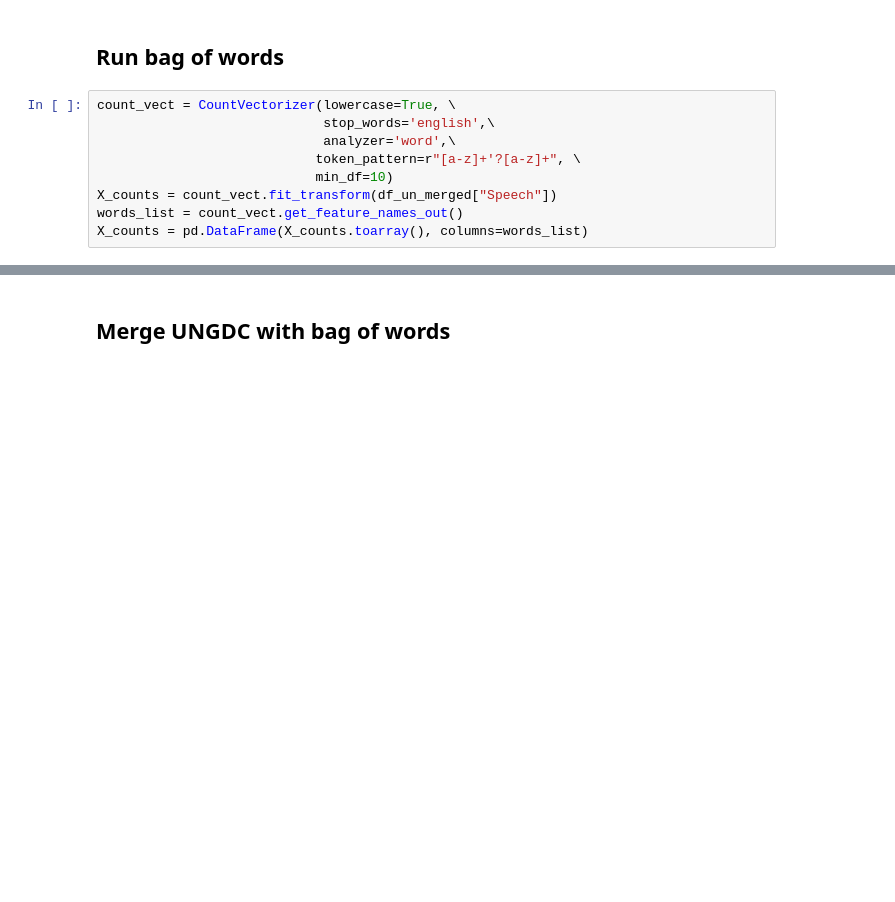
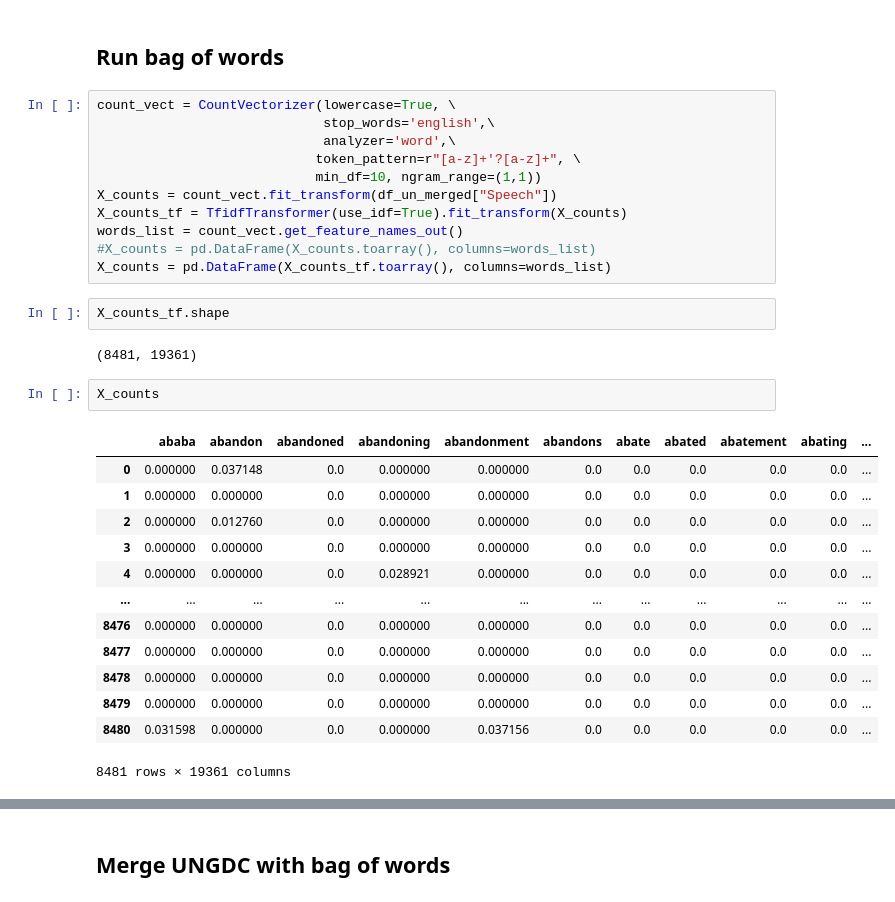
Before and after one commit to wolfbrr/FDS-2022, a Jupyter notebook: assignment-1/assignment-1.ipynb, the cells around one changed output, grey strips where cells are left out. Cells and saved outputs as stored; diff of their text form; blank space fills up the shorter version.

```diff
--- a/assignment-1/assignment-1.ipynb
+++ b/assignment-1/assignment-1.ipynb
@@ -35,7 +35,29 @@ count_vect = CountVectorizer(lowercase=True, \
                              stop_words='english',\
                              analyzer='word',\
                             token_pattern=r"[a-z]+'?[a-z]+", \
-                            min_df=10)
+                            min_df=10, ngram_range=(1,1))
 X_counts = count_vect.fit_transform(df_un_merged["Speech"])
+X_counts_tf = TfidfTransformer(use_idf=True).fit_transform(X_counts)
 words_list = count_vect.get_feature_names_out()
-X_counts = pd.DataFrame(X_counts.toarray(), columns=words_list)
+#X_counts = pd.DataFrame(X_counts.toarray(), columns=words_list)
+X_counts = pd.DataFrame(X_counts_tf.toarray(), columns=words_list)
+# %%
+X_counts_tf.shape
+# %% [output]
+(8481, 19361)
+# %%
+X_counts
+# %% [output]
+|  | ababa | abandon | abandoned | abandoning | abandonment | abandons | abate | abated | abatement | abating | ... |
+| 0 | 0.000000 | 0.037148 | 0.0 | 0.000000 | 0.000000 | 0.0 | 0.0 | 0.0 | 0.0 | 0.0 | ... |
+| 1 | 0.000000 | 0.000000 | 0.0 | 0.000000 | 0.000000 | 0.0 | 0.0 | 0.0 | 0.0 | 0.0 | ... |
+| 2 | 0.000000 | 0.012760 | 0.0 | 0.000000 | 0.000000 | 0.0 | 0.0 | 0.0 | 0.0 | 0.0 | ... |
+| 3 | 0.000000 | 0.000000 | 0.0 | 0.000000 | 0.000000 | 0.0 | 0.0 | 0.0 | 0.0 | 0.0 | ... |
+| 4 | 0.000000 | 0.000000 | 0.0 | 0.028921 | 0.000000 | 0.0 | 0.0 | 0.0 | 0.0 | 0.0 | ... |
+| ... | ... | ... | ... | ... | ... | ... | ... | ... | ... | ... | ... |
+| 8476 | 0.000000 | 0.000000 | 0.0 | 0.000000 | 0.000000 | 0.0 | 0.0 | 0.0 | 0.0 | 0.0 | ... |
+| 8477 | 0.000000 | 0.000000 | 0.0 | 0.000000 | 0.000000 | 0.0 | 0.0 | 0.0 | 0.0 | 0.0 | ... |
+| 8478 | 0.000000 | 0.000000 | 0.0 | 0.000000 | 0.000000 | 0.0 | 0.0 | 0.0 | 0.0 | 0.0 | ... |
+| 8479 | 0.000000 | 0.000000 | 0.0 | 0.000000 | 0.000000 | 0.0 | 0.0 | 0.0 | 0.0 | 0.0 | ... |
+| 8480 | 0.031598 | 0.000000 | 0.0 | 0.000000 | 0.037156 | 0.0 | 0.0 | 0.0 | 0.0 | 0.0 | ... |
+8481 rows × 19361 columns
```
Also changed, not shown: parts of 12 cells of this notebook.
